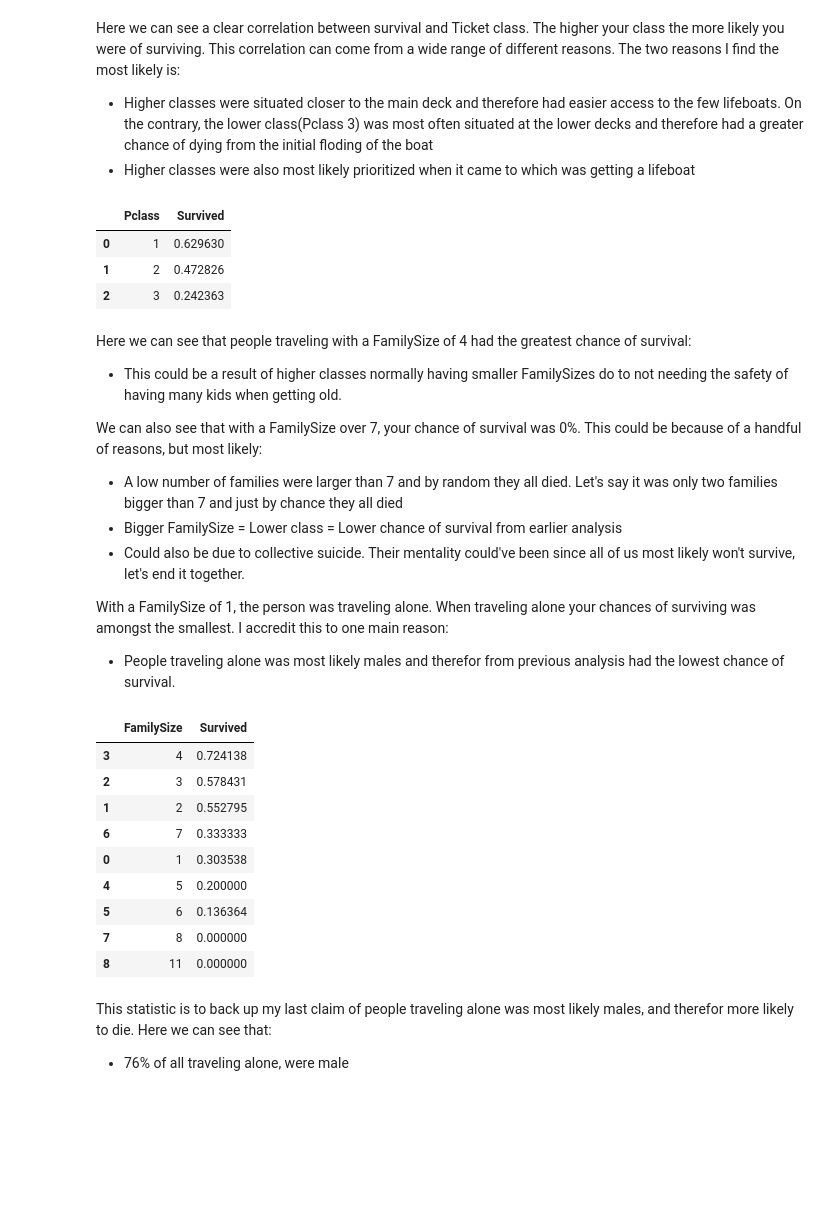
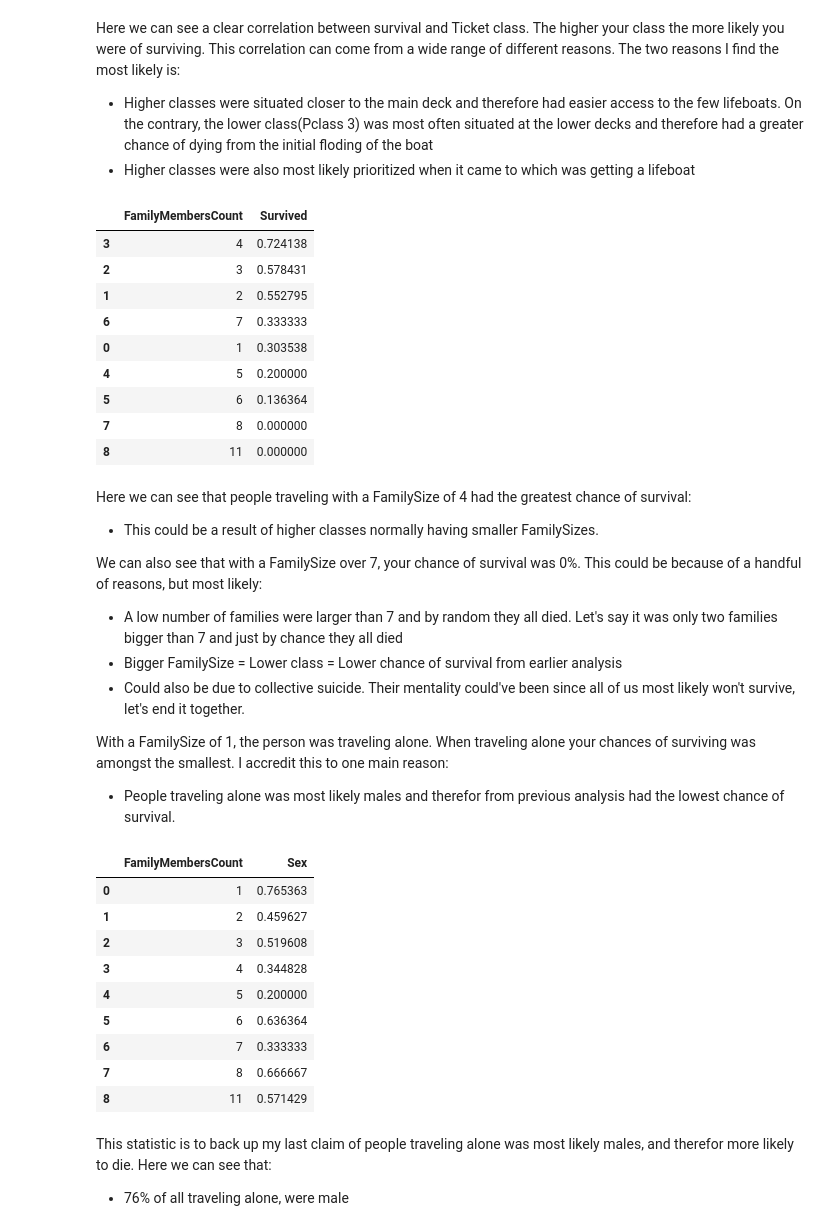
Before and after one commit to Markuski2023/MLGit, a Jupyter notebook: classification.ipynb, the cells around one changed output. Saved outputs shown, nothing was run; the diff lists cells and outputs as text; code cells hidden in the pictures; blank space fills up the shorter version.

```diff
--- a/classification.ipynb
+++ b/classification.ipynb
@@ -133,21 +154,29 @@ max = df.groupby('Embarked').count()
 # print(max)
 
 # Sets null values equal to the median of that column
-def handle_null(df):
+def handle_null_median(df):
+    df['Age'].fillna(df['Age'].median(), inplace=True) # Need to set inplace=True so it doesn't create a copy of the dataframe. Tried without and this led to null-values not being removed
+    df['Embarked'].fillna('S', inplace=True)
+    df['Fare'].fillna(df['Fare'].median(), inplace=True)
+
+    return  df
+
+# Sets null values equal to the median of that column
+def handle_null_mean(df):
     df['Age'].fillna(df['Age'].mean(), inplace=True)
-    df['Embarked'].fillna(df['Embarked'].mode()[0], inplace=True)
+    df['Embarked'].fillna('S', inplace=True)
     df['Fare'].fillna(df['Fare'].mean(), inplace=True)
 
     return  df
 
-# Function to drop all rows with at least 1 null value
+# Function to drop all rows with at least 1 null value. (Removes way to many rows, so isn't a good option)
 def null_values_drop(df):
     df_copy = df.copy()
     df_drop = df_copy.dropna(axis=0, how='any')
 
     return df_drop
 
-df = handle_null(df)
+df = handle_null_median(df)
 df
 # %% [output]
 |  | Survived | Pclass | Sex | Age | SibSp | Parch | Fare | Embarked |
@@ -250,6 +278,6 @@ df
 ## Feature Engineering
 # %%
 # Got this idea from a Titanic notebook
-df['FamilySize'] = df['Parch'] + df['SibSp'] + 1
-df[['Parch', 'SibSp', 'FamilySize']]
+df['FamilyMembersCount'] = df['Parch'] + df['SibSp'] + 1
+df[['Parch', 'SibSp', 'FamilyMembersCount']]
 # %% [output]
@@ -300,15 +335,21 @@ Here we can see a clear correlation between survival and Ticket class. The highe
 - Higher classes were situated closer to the main deck and therefore had easier access to the few lifeboats. On the contrary, the lower class(Pclass 3) was most often situated at the lower decks and therefore had a greater chance of dying from the initial floding of the boat
 - Higher classes were also most likely prioritized when it came to which was getting a lifeboat
 # %%
-df[['Pclass', 'Survived']].groupby(['Pclass'], as_index=False).mean().sort_values(by='Survived', ascending=False)
+df[['FamilyMembersCount', 'Survived']].groupby(['FamilyMembersCount'], as_index=False).mean().sort_values(by='Survived', ascending=False)
 # %% [output]
-|  | Pclass | Survived |
-| 0 | 1 | 0.629630 |
-| 1 | 2 | 0.472826 |
-| 2 | 3 | 0.242363 |
+|  | FamilyMembersCount | Survived |
+| 3 | 4 | 0.724138 |
+| 2 | 3 | 0.578431 |
+| 1 | 2 | 0.552795 |
+| 6 | 7 | 0.333333 |
+| 0 | 1 | 0.303538 |
+| 4 | 5 | 0.200000 |
+| 5 | 6 | 0.136364 |
+| 7 | 8 | 0.000000 |
+| 8 | 11 | 0.000000 |
 # %% [markdown]
 Here we can see that people traveling with a FamilySize of 4 had the greatest chance of survival:
-- This could be a result of higher classes normally having smaller FamilySizes do to not needing the safety of having many kids when getting old.
+- This could be a result of higher classes normally having smaller FamilySizes.
 
 We can also see that with a FamilySize over 7, your chance of survival was 0%. This could be because of a handful of reasons, but most likely:
 - A low number of families were larger than 7 and by random they all died. Let's say it was only two families bigger than 7 and just by chance they all died
@@ -318,18 +359,18 @@ We can also see that with a FamilySize over 7, your chance of survival was 0%. T
 With a FamilySize of 1, the person was traveling alone. When traveling alone your chances of surviving was amongst the smallest. I accredit this to one main reason:
 - People traveling alone was most likely males and therefor from previous analysis had the lowest chance of survival.
 # %%
-df[['FamilySize', 'Survived']].groupby(['FamilySize'], as_index=False).mean().sort_values(by='Survived', ascending=False)
+df[['FamilyMembersCount', 'Sex']].groupby(['FamilyMembersCount'], as_index=False).mean().sort_values(by='FamilyMembersCount', ascending=True)
 # %% [output]
-|  | FamilySize | Survived |
-| 3 | 4 | 0.724138 |
-| 2 | 3 | 0.578431 |
-| 1 | 2 | 0.552795 |
+|  | FamilyMembersCount | Sex |
+| 0 | 1 | 0.765363 |
+| 1 | 2 | 0.459627 |
+| 2 | 3 | 0.519608 |
+| 3 | 4 | 0.344828 |
+| 4 | 5 | 0.200000 |
+| 5 | 6 | 0.636364 |
 | 6 | 7 | 0.333333 |
-| 0 | 1 | 0.303538 |
-| 4 | 5 | 0.200000 |
-| 5 | 6 | 0.136364 |
-| 7 | 8 | 0.000000 |
-| 8 | 11 | 0.000000 |
+| 7 | 8 | 0.666667 |
+| 8 | 11 | 0.571429 |
 # %% [markdown]
 This statistic is to back up my last claim of people traveling alone was most likely males, and therefor more likely to die. Here we can see that:
 - 76% of all traveling alone, were male
```
Also changed, not shown: parts of 28 cells of this notebook, 1 other file.
